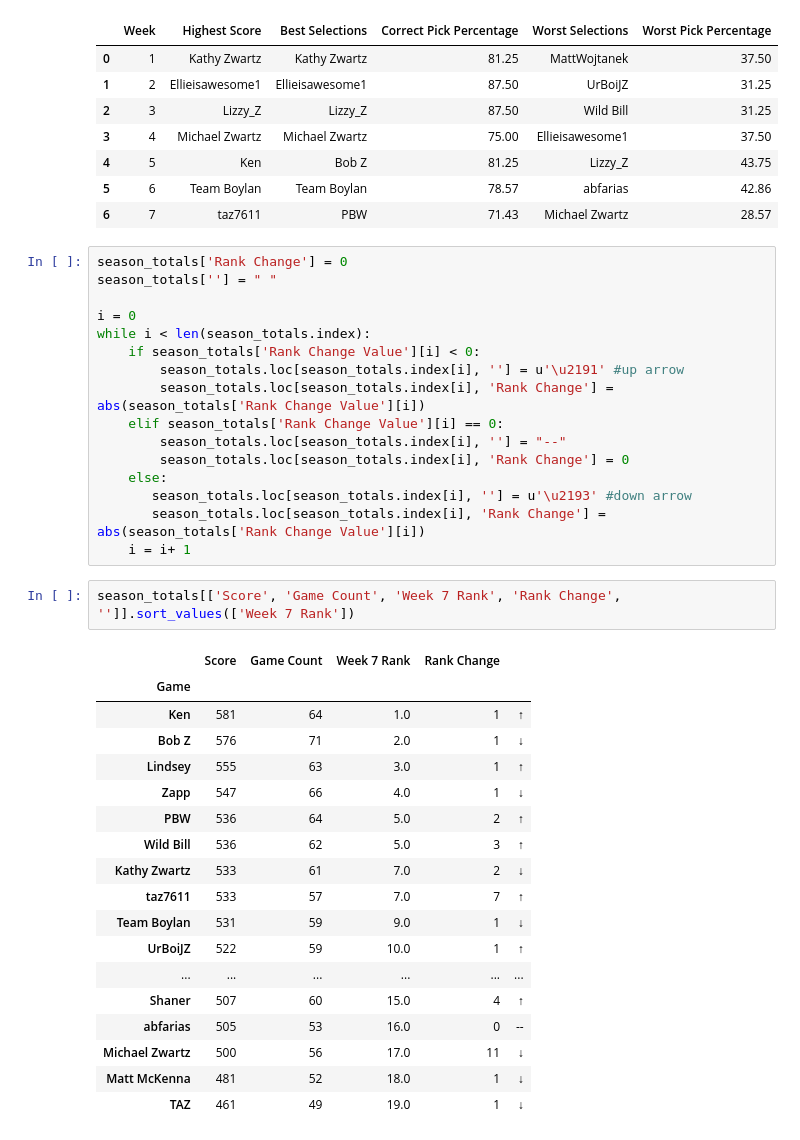
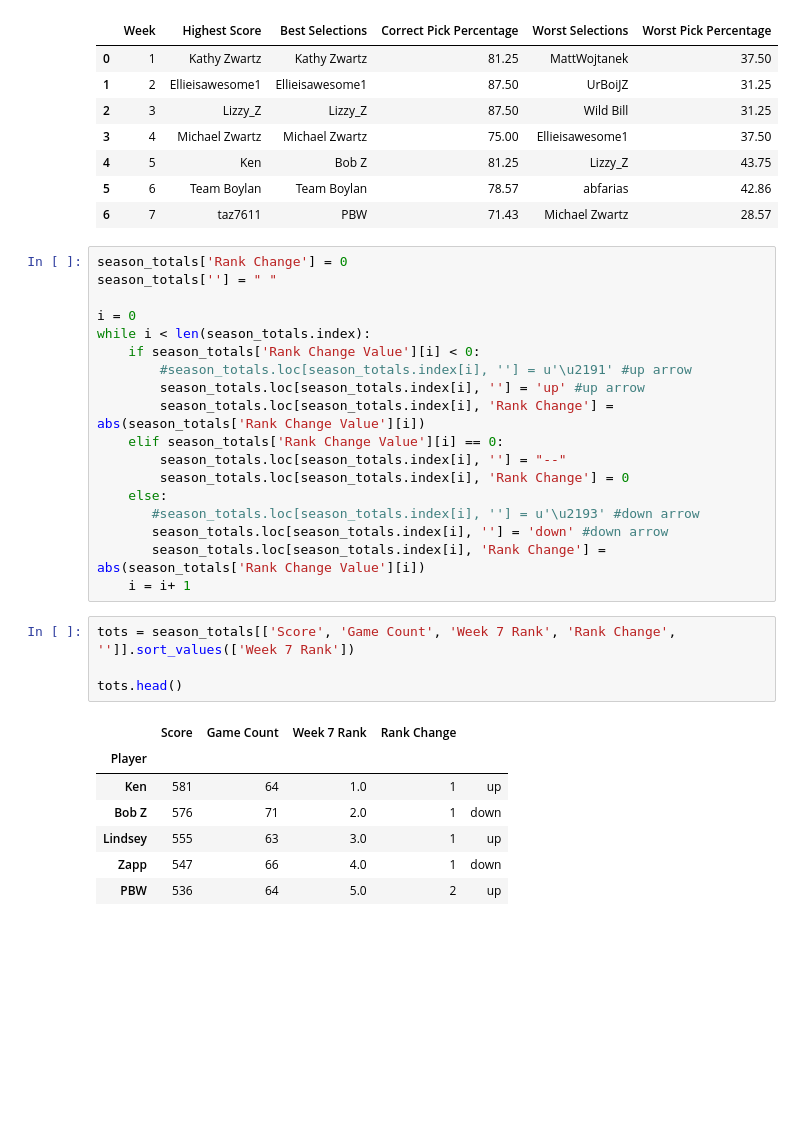
Before and after one commit to michaelzwartz/Confidence-pool, a Jupyter notebook: pool_notebook.ipynb, the cells around one changed output. Cells and saved outputs as stored; diff of their text form; blank space fills up the shorter version.

```diff
--- a/pool_notebook.ipynb
+++ b/pool_notebook.ipynb
@@ -69,36 +69,29 @@ season_totals[''] = " "
 i = 0
 while i < len(season_totals.index):
     if season_totals['Rank Change Value'][i] < 0:
-        season_totals.loc[season_totals.index[i], ''] = u'\u2191' #up arrow
+        #season_totals.loc[season_totals.index[i], ''] = u'\u2191' #up arrow
+        season_totals.loc[season_totals.index[i], ''] = 'up' #up arrow
         season_totals.loc[season_totals.index[i], 'Rank Change'] = abs(season_totals['Rank Change Value'][i])
     elif season_totals['Rank Change Value'][i] == 0:
         season_totals.loc[season_totals.index[i], ''] = "--"
         season_totals.loc[season_totals.index[i], 'Rank Change'] = 0
     else:
-       season_totals.loc[season_totals.index[i], ''] = u'\u2193' #down arrow
+       #season_totals.loc[season_totals.index[i], ''] = u'\u2193' #down arrow
+       season_totals.loc[season_totals.index[i], ''] = 'down' #down arrow
        season_totals.loc[season_totals.index[i], 'Rank Change'] = abs(season_totals['Rank Change Value'][i])
     i = i+ 1
 # %%
-season_totals[['Score', 'Game Count', 'Week 7 Rank', 'Rank Change', '']].sort_values(['Week 7 Rank'])
+tots = season_totals[['Score', 'Game Count', 'Week 7 Rank', 'Rank Change', '']].sort_values(['Week 7 Rank'])
+
+tots.head()
 # %% [output]
 |  | Score | Game Count | Week 7 Rank | Rank Change |  |
-| Game |  |  |  |  |  |
-| Ken | 581 | 64 | 1.0 | 1 | ↑ |
-| Bob Z | 576 | 71 | 2.0 | 1 | ↓ |
-| Lindsey | 555 | 63 | 3.0 | 1 | ↑ |
-| Zapp | 547 | 66 | 4.0 | 1 | ↓ |
-| PBW | 536 | 64 | 5.0 | 2 | ↑ |
-| Wild Bill | 536 | 62 | 5.0 | 3 | ↑ |
-| Kathy Zwartz | 533 | 61 | 7.0 | 2 | ↓ |
-| taz7611 | 533 | 57 | 7.0 | 7 | ↑ |
-| Team Boylan | 531 | 59 | 9.0 | 1 | ↓ |
-| UrBoiJZ | 522 | 59 | 10.0 | 1 | ↑ |
-| ... | ... | ... | ... | ... | ... |
-| Shaner | 507 | 60 | 15.0 | 4 | ↑ |
-| abfarias | 505 | 53 | 16.0 | 0 | -- |
-| Michael Zwartz | 500 | 56 | 17.0 | 11 | ↓ |
-| Matt McKenna | 481 | 52 | 18.0 | 1 | ↓ |
-| TAZ | 461 | 49 | 19.0 | 1 | ↓ |
+| Player |  |  |  |  |  |
+| Ken | 581 | 64 | 1.0 | 1 | up |
+| Bob Z | 576 | 71 | 2.0 | 1 | down |
+| Lindsey | 555 | 63 | 3.0 | 1 | up |
+| Zapp | 547 | 66 | 4.0 | 1 | down |
+| PBW | 536 | 64 | 5.0 | 2 | up |
 # %%
 week7_stats['Week 7 Rank'] = week7_stats['Score'].rank(ascending=False)
 week7_stats.sort_values(['Max Score'], ascending=False).head()
```
Also changed, not shown: parts of 8 cells of this notebook, 1 other file.
